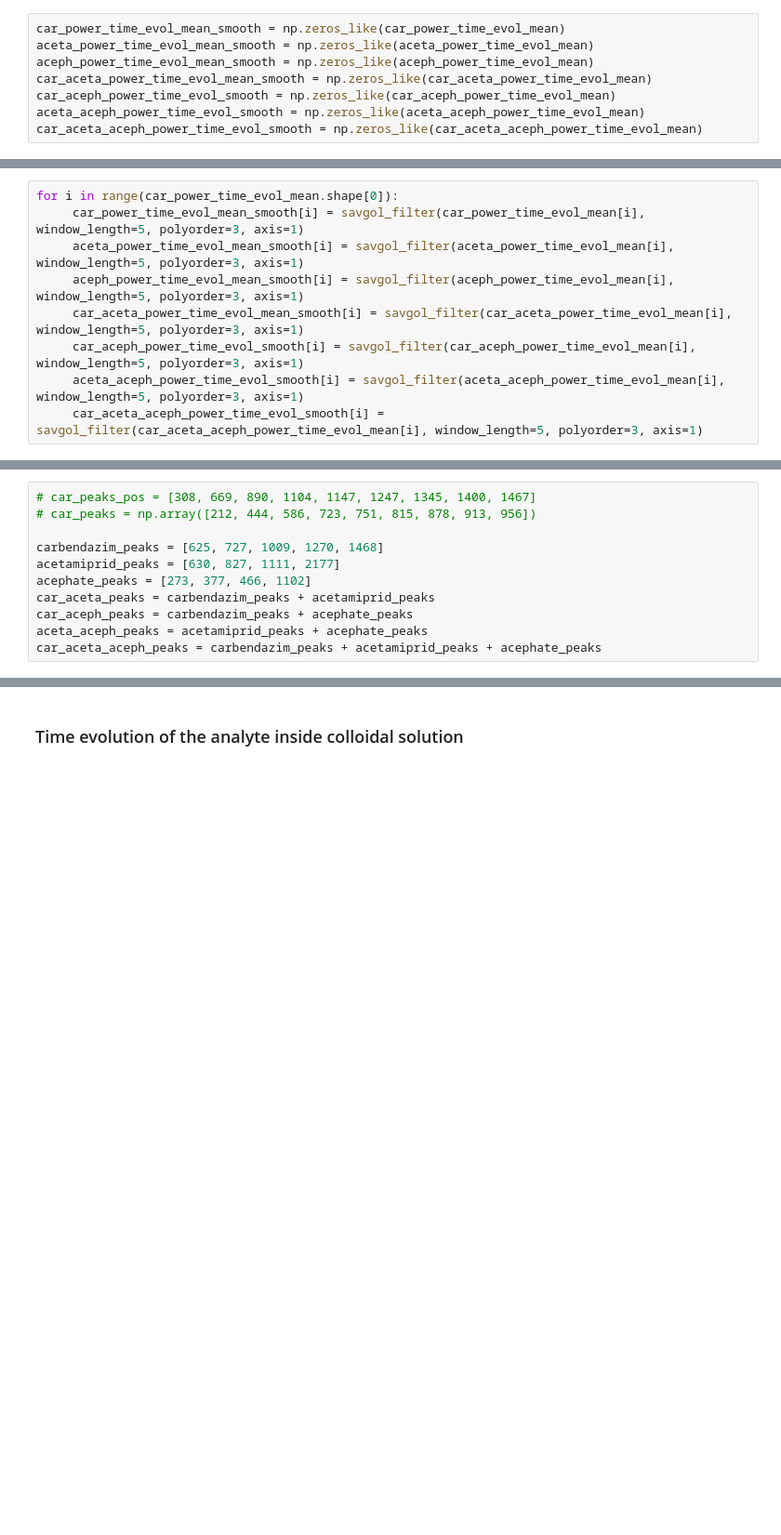
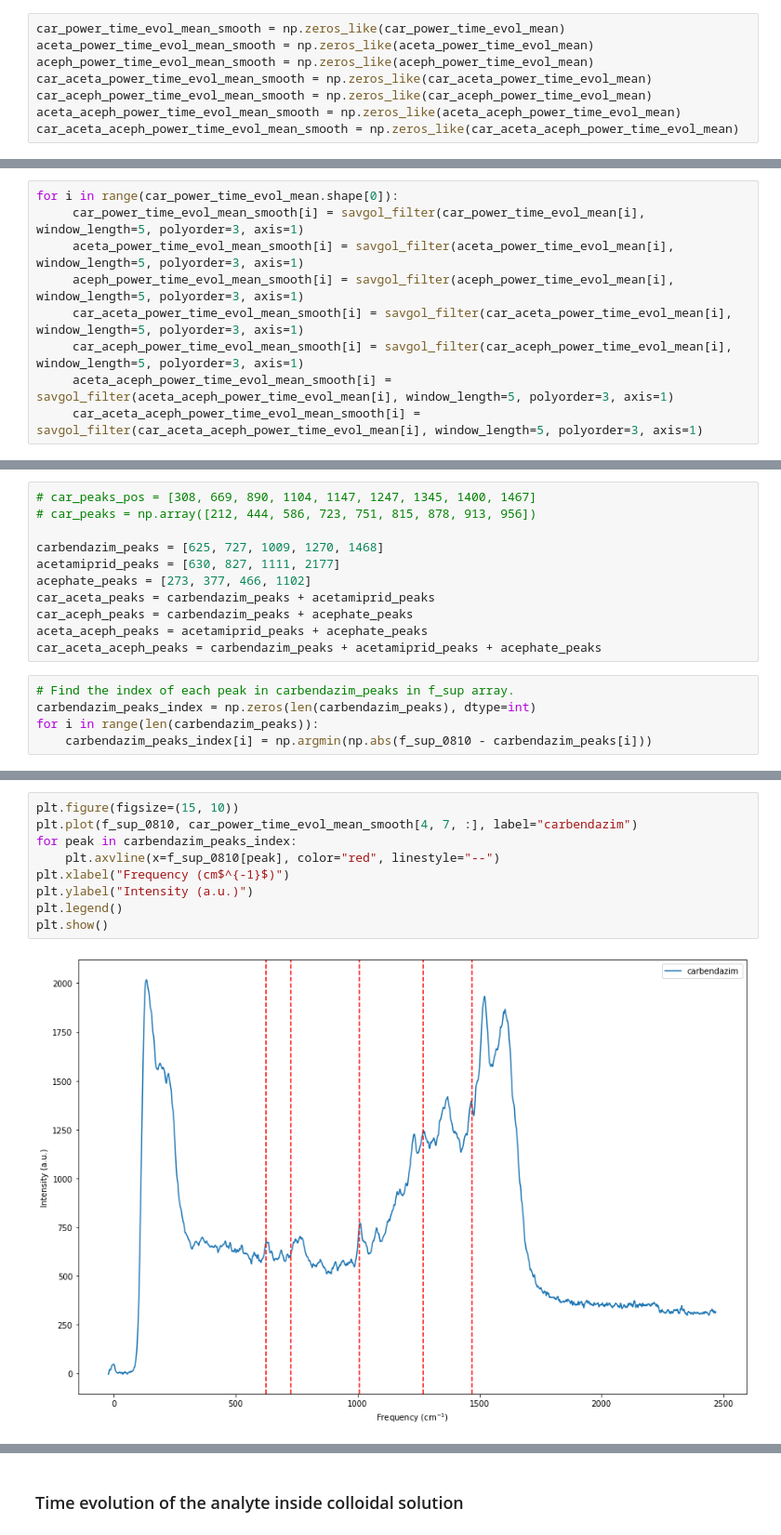
Before and after one commit to anva-kn/Raman, a Jupyter notebook: Aging&Time_evol.ipynb, the cells around one changed output, grey strips where cells are left out. Shown at 93% size. Saved outputs shown, nothing was run; the diff lists cells and outputs as text; blank space fills up the shorter version.

```diff
--- a/Aging&Time_evol.ipynb
+++ b/Aging&Time_evol.ipynb
@@ -180,9 +180,9 @@ car_power_time_evol_mean_smooth = np.zeros_like(car_power_time_evol_mean)
 aceta_power_time_evol_mean_smooth = np.zeros_like(aceta_power_time_evol_mean)
 aceph_power_time_evol_mean_smooth = np.zeros_like(aceph_power_time_evol_mean)
 car_aceta_power_time_evol_mean_smooth = np.zeros_like(car_aceta_power_time_evol_mean)
-car_aceph_power_time_evol_smooth = np.zeros_like(car_aceph_power_time_evol_mean)
-aceta_aceph_power_time_evol_smooth = np.zeros_like(aceta_aceph_power_time_evol_mean)
-car_aceta_aceph_power_time_evol_smooth = np.zeros_like(car_aceta_aceph_power_time_evol_mean)
+car_aceph_power_time_evol_mean_smooth = np.zeros_like(car_aceph_power_time_evol_mean)
+aceta_aceph_power_time_evol_mean_smooth = np.zeros_like(aceta_aceph_power_time_evol_mean)
+car_aceta_aceph_power_time_evol_mean_smooth = np.zeros_like(car_aceta_aceph_power_time_evol_mean)
 # %%
 from scipy.signal import savgol_filter
 # %%
@@ -191,6 +191,6 @@ for i in range(car_power_time_evol_mean.shape[0]):
      aceta_power_time_evol_mean_smooth[i] = savgol_filter(aceta_power_time_evol_mean[i], window_length=5, polyorder=3, axis=1)
      aceph_power_time_evol_mean_smooth[i] = savgol_filter(aceph_power_time_evol_mean[i], window_length=5, polyorder=3, axis=1)
      car_aceta_power_time_evol_mean_smooth[i] = savgol_filter(car_aceta_power_time_evol_mean[i], window_length=5, polyorder=3, axis=1)
-     car_aceph_power_time_evol_smooth[i] = savgol_filter(car_aceph_power_time_evol_mean[i], window_length=5, polyorder=3, axis=1)
-     aceta_aceph_power_time_evol_smooth[i] = savgol_filter(aceta_aceph_power_time_evol_mean[i], window_length=5, polyorder=3, axis=1)
-     car_aceta_aceph_power_time_evol_smooth[i] = savgol_filter(car_aceta_aceph_power_time_evol_mean[i], window_length=5, polyorder=3, axis=1)
+     car_aceph_power_time_evol_mean_smooth[i] = savgol_filter(car_aceph_power_time_evol_mean[i], window_length=5, polyorder=3, axis=1)
+     aceta_aceph_power_time_evol_mean_smooth[i] = savgol_filter(aceta_aceph_power_time_evol_mean[i], window_length=5, polyorder=3, axis=1)
+     car_aceta_aceph_power_time_evol_mean_smooth[i] = savgol_filter(car_aceta_aceph_power_time_evol_mean[i], window_length=5, polyorder=3, axis=1)
@@ -244,3 +246,8 @@ car_aceta_peaks = carbendazim_peaks + acetamiprid_peaks
 car_aceph_peaks = carbendazim_peaks + acephate_peaks
 aceta_aceph_peaks = acetamiprid_peaks + acephate_peaks
 car_aceta_aceph_peaks = carbendazim_peaks + acetamiprid_peaks + acephate_peaks
+# %%
+# Find the index of each peak in carbendazim_peaks in f_sup array.
+carbendazim_peaks_index = np.zeros(len(carbendazim_peaks), dtype=int)
+for i in range(len(carbendazim_peaks)):
+    carbendazim_peaks_index[i] = np.argmin(np.abs(f_sup_0810 - carbendazim_peaks[i]))
@@ -246,0 +268,11 @@ car_aceta_aceph_peaks = carbendazim_peaks + acetamiprid_peaks + acephate_peaks
+# %%
+plt.figure(figsize=(15, 10))
+plt.plot(f_sup_0810, car_power_time_evol_mean_smooth[4, 7, :], label="carbendazim")
+for peak in carbendazim_peaks_index:
+    plt.axvline(x=f_sup_0810[peak], color="red", linestyle="--")
+plt.xlabel("Frequency (cm$^{-1}$)")
+plt.ylabel("Intensity (a.u.)")
+plt.legend()
+plt.show()
+# %% [output]
+[figure, added]
```
Also changed, not shown: parts of 19 cells of this notebook, 1 other file.
